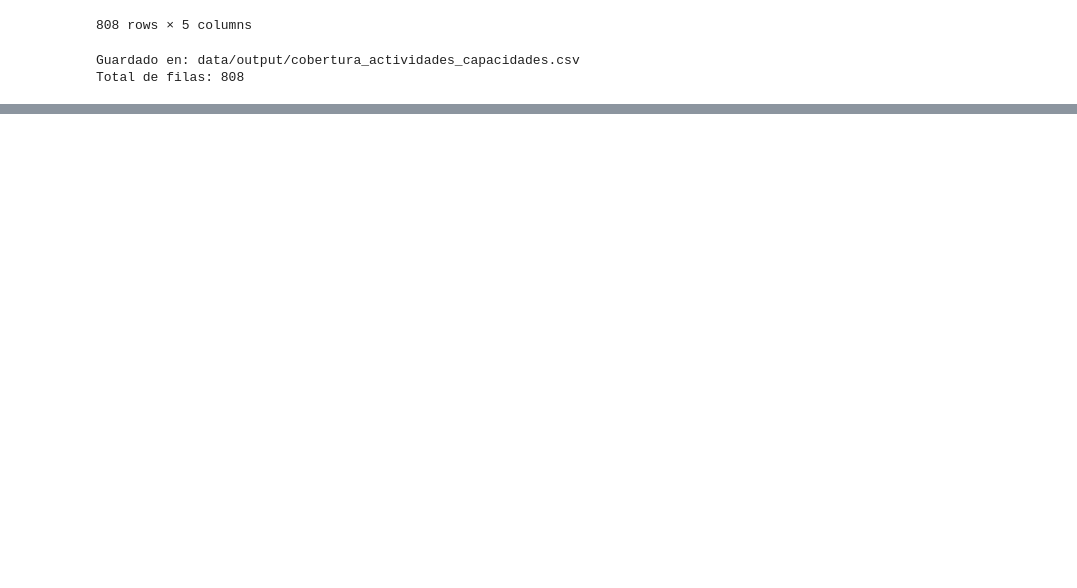
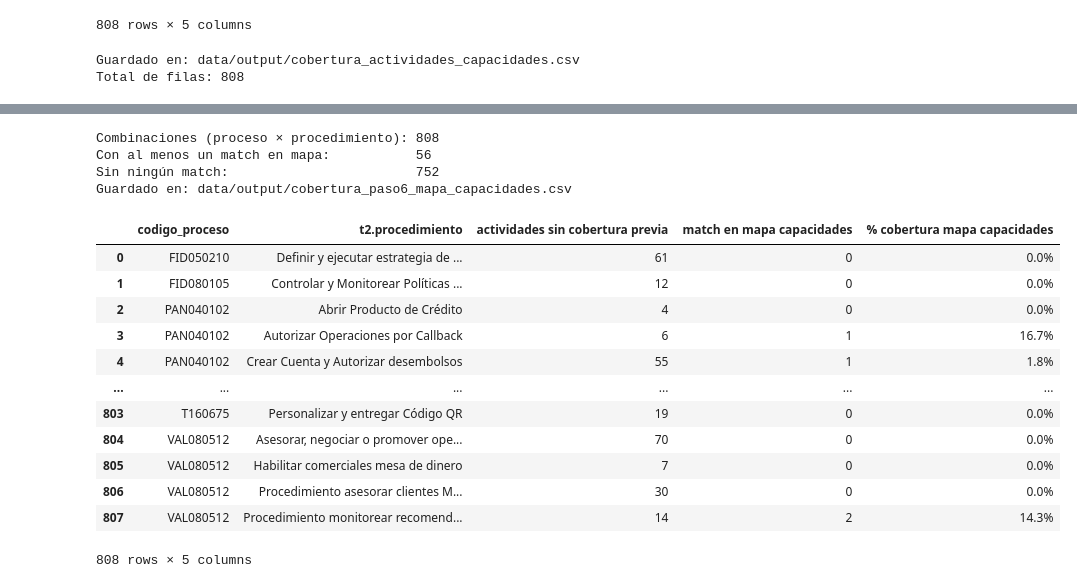
Before and after one commit to lmmolina1/ejercicio_banco, a Jupyter notebook: validador_proc_arquetipos.ipynb, the cells around one changed output, grey strips where cells are left out. Cells and saved outputs as stored; diff of their text form; code cells hidden in the pictures; blank space fills up the shorter version.

```diff
--- a/validador_proc_arquetipos.ipynb
+++ b/validador_proc_arquetipos.ipynb
@@ -422,0 +587,78 @@ Total de filas: 808
+# %%
+import pandas as pd, os
+
+# ── Guards ────────────────────────────────────────────────────────────────────
+if 'df_act' not in vars():
+    df_act = pd.read_csv('data/query_actividades_proc_q_actual.csv', dtype=str)
+    print("(df_act recargado desde CSV)")
+
+if 'df_actividades_con_match' not in vars():
+    df_actividades_con_match = pd.read_csv('data/output/actividades_con_match.csv', dtype=str)
+    print("(df_actividades_con_match cargado desde data/output/)")
+
+if 'df_cumplimiento_parcial' not in vars():
+    df_cumplimiento_parcial = pd.read_csv('data/output/cumplimient_parcial_capacidades.csv', dtype=str)
+    print("(df_cumplimiento_parcial cargado desde data/output/)")
+
+# ── 1. Universo del Paso 6: actividades únicas sin cobertura previa (4b) ─────
+matched_4b = set(df_actividades_con_match['match de actividad encontrada'].unique())
+
+universo_paso6 = (
+    df_act[['codigo_proceso', 't2.procedimiento', 't2.actividad']]
+    [~df_act['t2.actividad'].isin(matched_4b)]
+    .drop_duplicates()
+    .groupby(['codigo_proceso', 't2.procedimiento'])['t2.actividad']
+    .nunique()
+    .rename('actividades sin cobertura previa')
+)
+
+# ── 2. Matches del Paso 6 por (proceso, procedimiento) ───────────────────────
+match_paso6 = (
+    df_cumplimiento_parcial
+    .groupby(['codigo_proceso', 't2.procedimiento'])['match actividad/capacidad']
+    .nunique()
+    .rename('match en mapa capacidades')
+)
+
+# ── 3. Unir y calcular porcentaje ─────────────────────────────────────────────
+cobertura_paso6 = (
+    universo_paso6.to_frame()
+    .join(match_paso6, how='left')
+    .fillna({'match en mapa capacidades': 0})
+    .assign(**{'match en mapa capacidades': lambda x: x['match en mapa capacidades'].astype(int)})
+    .assign(**{'% cobertura mapa capacidades': lambda x:
+        (x['match en mapa capacidades'] / x['actividades sin cobertura previa'] * 100)
+        .round(1).astype(str) + '%'})
+    .reset_index()
+    .sort_values(['codigo_proceso', 't2.procedimiento'])
+    .reset_index(drop=True)
+)
+
+# ── 4. Persistir ──────────────────────────────────────────────────────────────
+os.makedirs('data/output', exist_ok=True)
+output_path = 'data/output/cobertura_paso6_mapa_capacidades.csv'
+cobertura_paso6.to_csv(output_path, index=False, encoding='utf-8')
+
+print(f"Combinaciones (proceso × procedimiento): {len(cobertura_paso6)}")
+print(f"Con al menos un match en mapa:           {(cobertura_paso6['match en mapa capacidades'] > 0).sum()}")
+print(f"Sin ningún match:                        {(cobertura_paso6['match en mapa capacidades'] == 0).sum()}")
+print(f"Guardado en: {output_path}")
+cobertura_paso6
+# %% [output]
+Combinaciones (proceso × procedimiento): 808
+Con al menos un match en mapa:           56
+Sin ningún match:                        752
+Guardado en: data/output/cobertura_paso6_mapa_capacidades.csv
+|  | codigo_proceso | t2.procedimiento | actividades sin cobertura previa | match en mapa capacidades | % cobertura mapa capacidades |
+| 0 | FID050210 | Definir y ejecutar estrategia de ... | 61 | 0 | 0.0% |
+| 1 | FID080105 | Controlar y Monitorear Políticas ... | 12 | 0 | 0.0% |
+| 2 | PAN040102 | Abrir Producto de Crédito | 4 | 0 | 0.0% |
+| 3 | PAN040102 | Autorizar Operaciones por Callback | 6 | 1 | 16.7% |
+| 4 | PAN040102 | Crear Cuenta y Autorizar desembolsos | 55 | 1 | 1.8% |
+| ... | ... | ... | ... | ... | ... |
+| 803 | T160675 | Personalizar y entregar Código QR | 19 | 0 | 0.0% |
+| 804 | VAL080512 | Asesorar, negociar o promover ope... | 70 | 0 | 0.0% |
+| 805 | VAL080512 | Habilitar comerciales mesa de dinero | 7 | 0 | 0.0% |
+| 806 | VAL080512 | Procedimiento asesorar clientes M... | 30 | 0 | 0.0% |
+| 807 | VAL080512 | Procedimiento monitorear recomend... | 14 | 2 | 14.3% |
+808 rows × 5 columns
```
Also changed, not shown: parts of 12 cells of this notebook, 6 other files.
